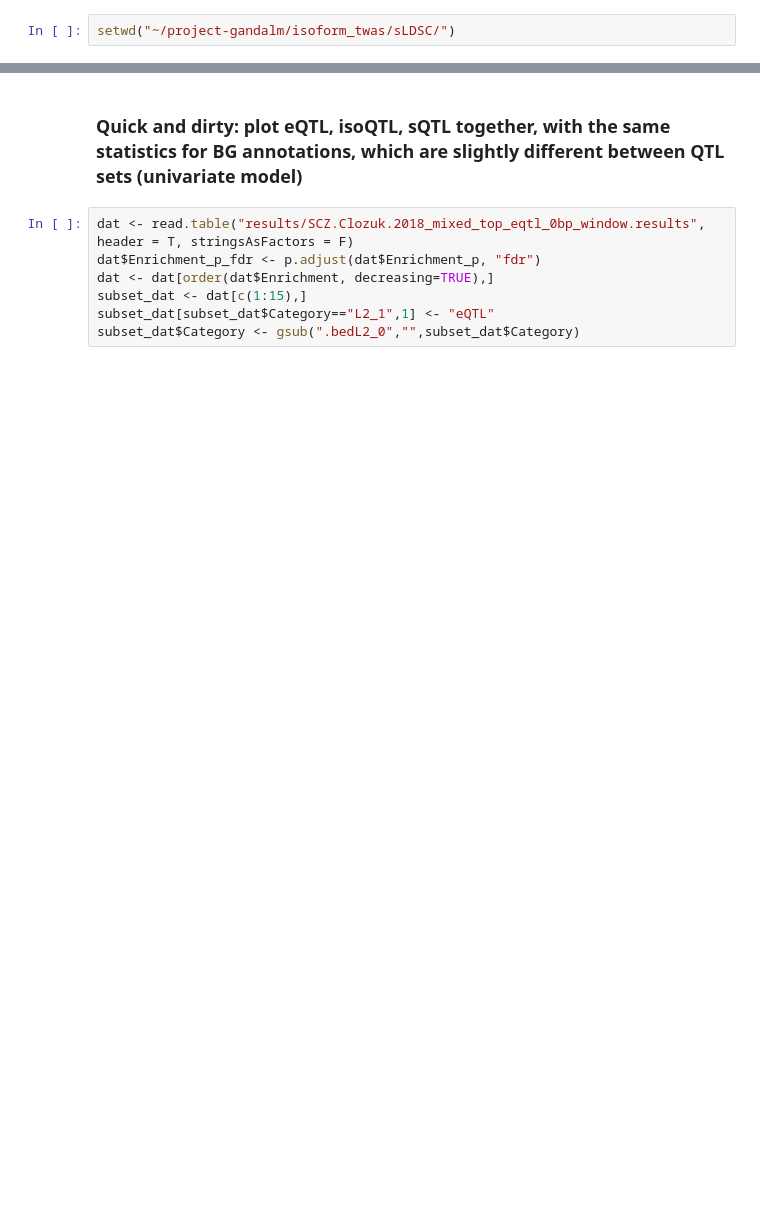
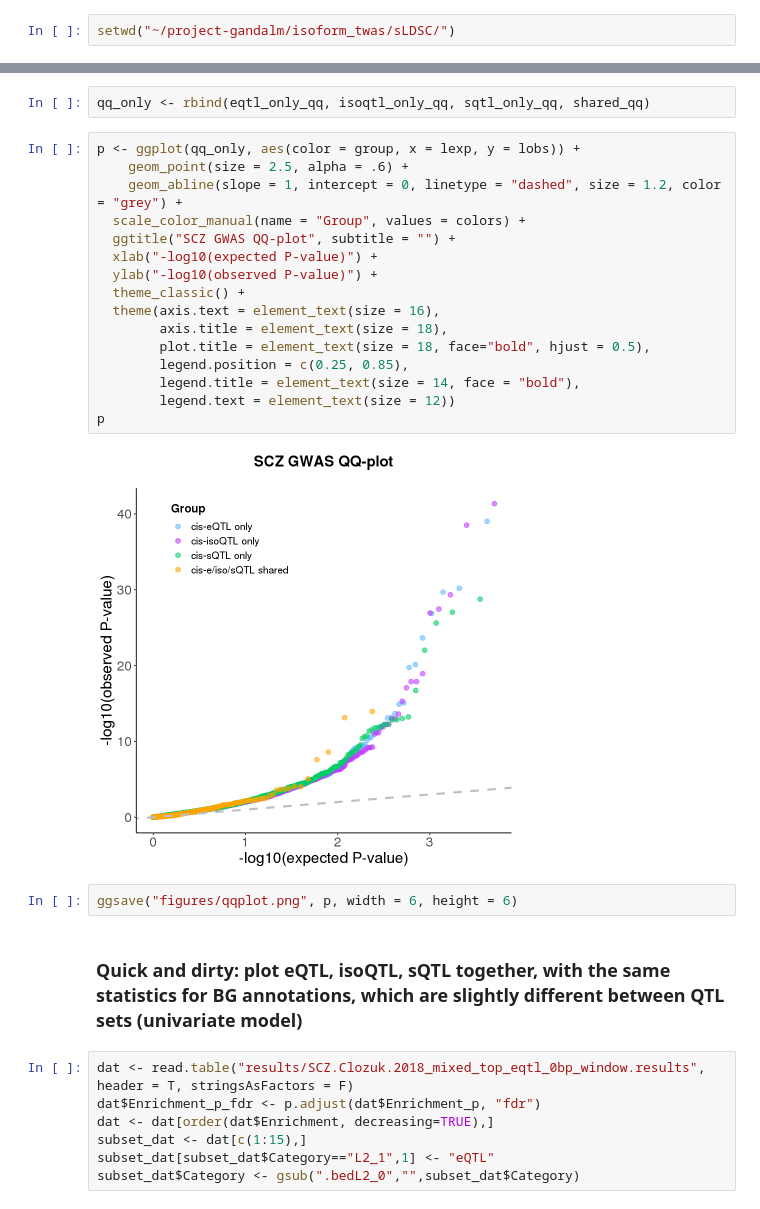
Before and after one commit to gandallab/devBrain_xQTL, a Jupyter notebook: code/05-QTL-GWAS/sLDSC/ldsc_analysis.ipynb, the cells around one changed output, grey strips where cells are left out. Drawn from its saved outputs; the diff is of its cells as text; blank space fills up the shorter version.

```diff
--- a/code/05-QTL-GWAS/sLDSC/ldsc_analysis.ipynb
+++ b/code/05-QTL-GWAS/sLDSC/ldsc_analysis.ipynb
@@ -20,3 +168,25 @@ setwd("~/project-gandalm/isoform_twas/sLDSC/")
+# %%
+qq_only <- rbind(eqtl_only_qq, isoqtl_only_qq, sqtl_only_qq, shared_qq)
+# %%
+p <- ggplot(qq_only, aes(color = group, x = lexp, y = lobs)) +
+    geom_point(size = 2.5, alpha = .6) +
+    geom_abline(slope = 1, intercept = 0, linetype = "dashed", size = 1.2, color = "grey") +
+  scale_color_manual(name = "Group", values = colors) +
+  ggtitle("SCZ GWAS QQ-plot", subtitle = "") +
+  xlab("-log10(expected P-value)") +
+  ylab("-log10(observed P-value)") +
+  theme_classic() +
+  theme(axis.text = element_text(size = 16),
+        axis.title = element_text(size = 18),
+        plot.title = element_text(size = 18, face="bold", hjust = 0.5),
+        legend.position = c(0.25, 0.85),
+        legend.title = element_text(size = 14, face = "bold"),
+        legend.text = element_text(size = 12))
+p
+# %% [output]
+[figure, added]
+# %%
+ggsave("figures/qqplot.png", p, width = 6, height = 6)
 # %% [markdown]
 ### Quick and dirty: plot eQTL, isoQTL, sQTL together, with the same statistics for BG annotations, which are slightly different between QTL sets (univariate model)
 # %%
```
Also changed, not shown: parts of 26 cells of this notebook, 22 other files.
